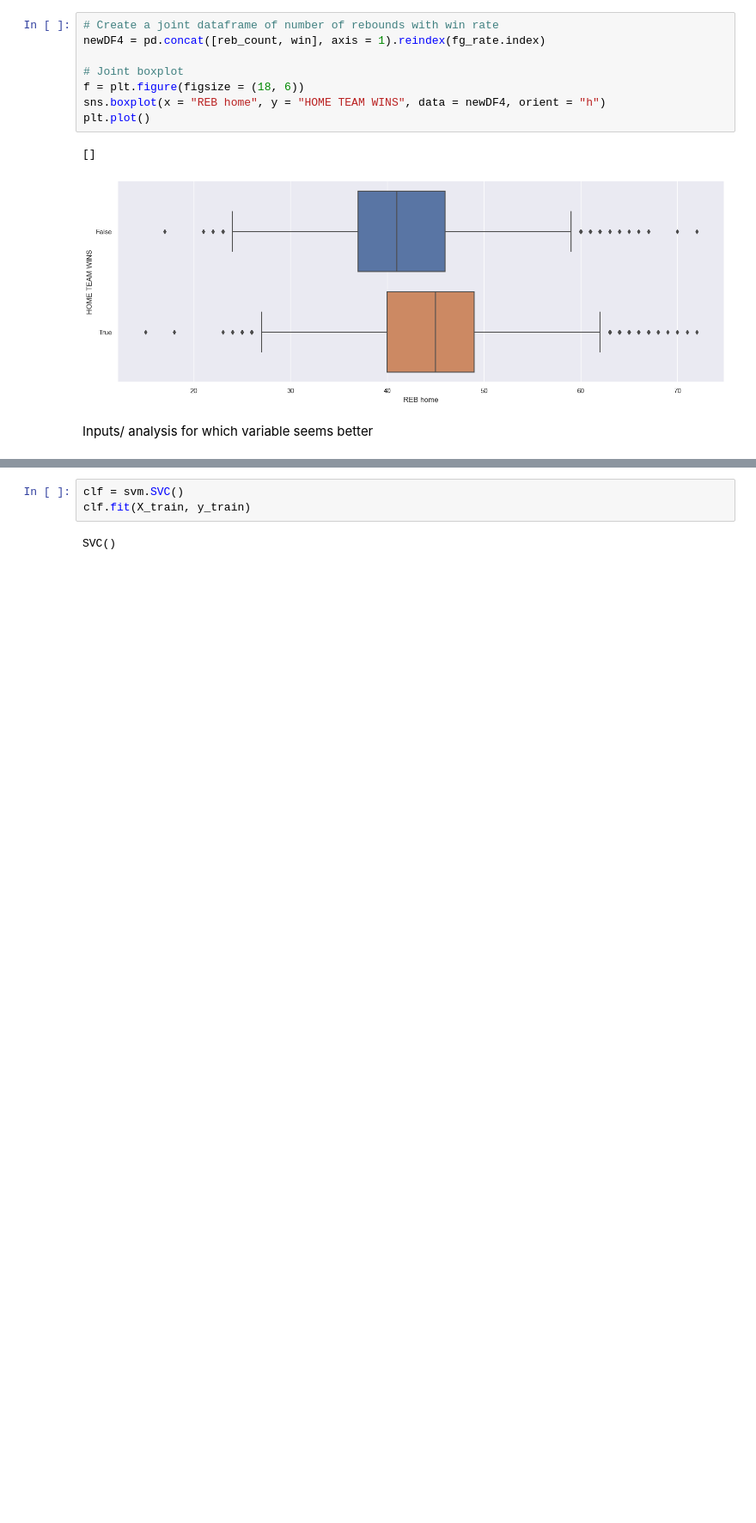
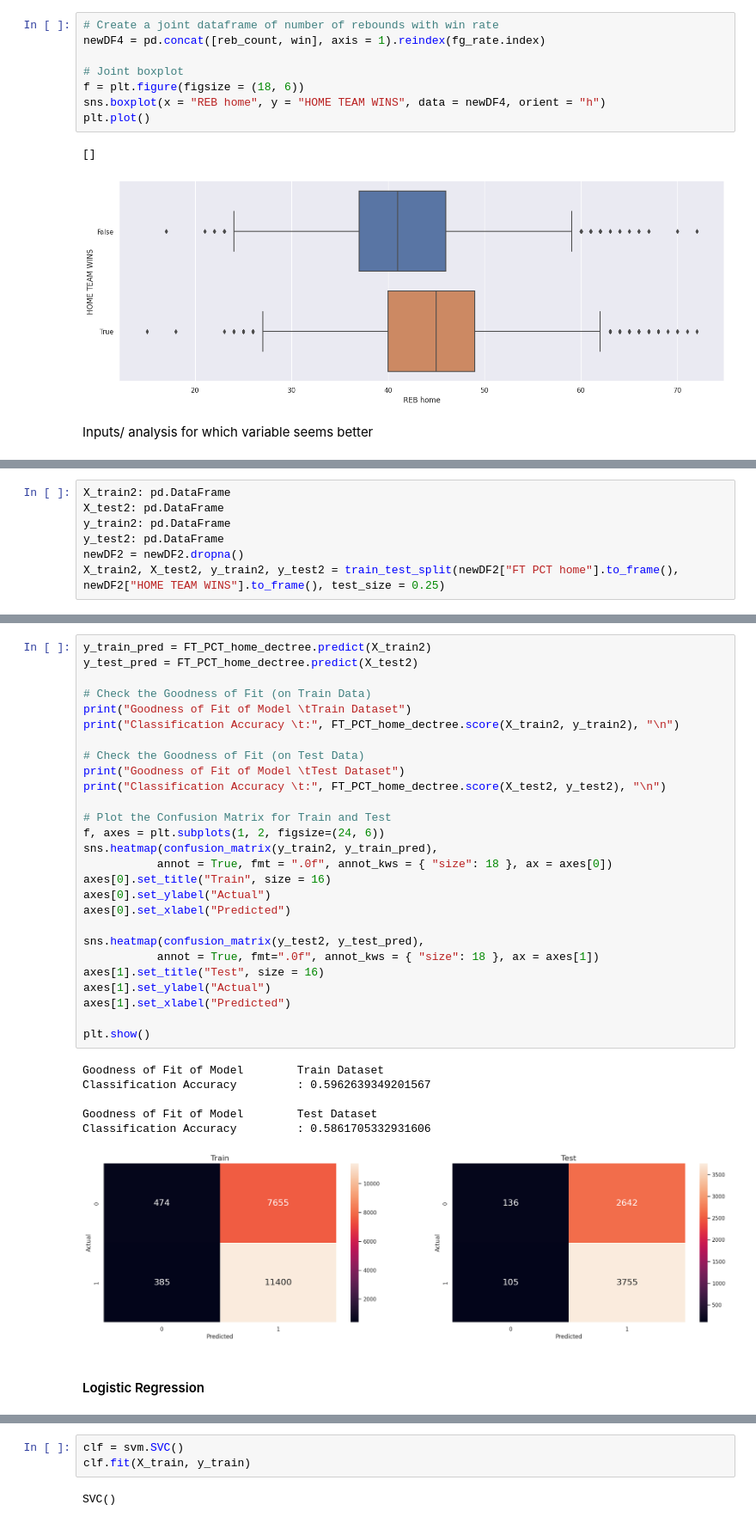
Before and after one commit to zane0703/SC1015-MIni-Project, a Jupyter notebook: main.ipynb, the cells around one changed output, grey strips where cells are left out. Shown at 86% size. Drawn from its saved outputs; the diff is of its cells as text; blank space fills up the shorter version.

```diff
--- a/main.ipynb
+++ b/main.ipynb
@@ -243,0 +369,7 @@ Classification Accuracy         : 0.6934317565531787
+# %%
+X_train2: pd.DataFrame
+X_test2: pd.DataFrame
+y_train2: pd.DataFrame
+y_test2: pd.DataFrame
+newDF2 = newDF2.dropna()
+X_train2, X_test2, y_train2, y_test2 = train_test_split(newDF2["FT PCT home"].to_frame(), newDF2["HOME TEAM WINS"].to_frame(), test_size = 0.25)
@@ -243,0 +392,36 @@ Classification Accuracy         : 0.6934317565531787
+# %%
+y_train_pred = FT_PCT_home_dectree.predict(X_train2)
+y_test_pred = FT_PCT_home_dectree.predict(X_test2)
+
+# Check the Goodness of Fit (on Train Data)
+print("Goodness of Fit of Model \tTrain Dataset")
+print("Classification Accuracy \t:", FT_PCT_home_dectree.score(X_train2, y_train2), "\n")
+
+# Check the Goodness of Fit (on Test Data)
+print("Goodness of Fit of Model \tTest Dataset")
+print("Classification Accuracy \t:", FT_PCT_home_dectree.score(X_test2, y_test2), "\n")
+
+# Plot the Confusion Matrix for Train and Test
+f, axes = plt.subplots(1, 2, figsize=(24, 6))
+sns.heatmap(confusion_matrix(y_train2, y_train_pred),
+           annot = True, fmt = ".0f", annot_kws = { "size": 18 }, ax = axes[0])
+axes[0].set_title("Train", size = 16)
+axes[0].set_ylabel("Actual")
+axes[0].set_xlabel("Predicted")
+
+sns.heatmap(confusion_matrix(y_test2, y_test_pred),
+           annot = True, fmt=".0f", annot_kws = { "size": 18 }, ax = axes[1])
+axes[1].set_title("Test", size = 16)
+axes[1].set_ylabel("Actual")
+axes[1].set_xlabel("Predicted")
+
+plt.show()
+# %% [output]
+Goodness of Fit of Model        Train Dataset
+Classification Accuracy         : 0.5962639349201567
+
+Goodness of Fit of Model        Test Dataset
+Classification Accuracy         : 0.5861705332931606
+[figure, added]
+# %% [markdown]
+#### Logistic Regression
```
Also changed, not shown: parts of 70 cells of this notebook.
